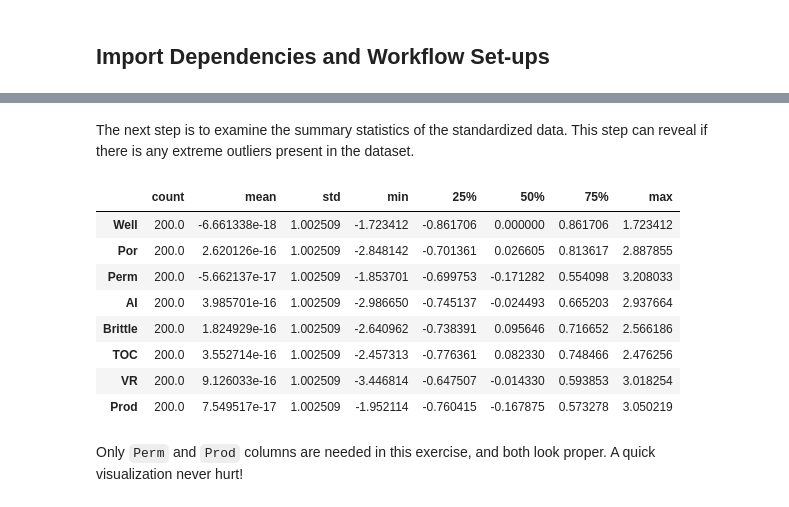
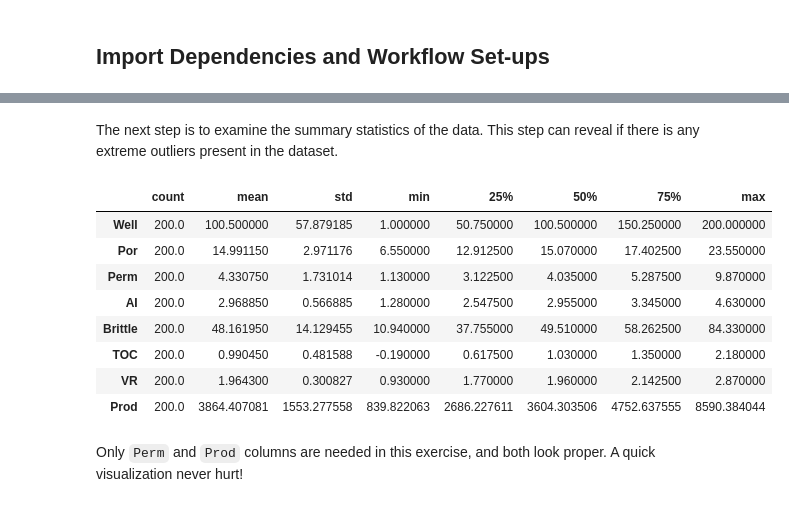
Before and after one commit to fraclad/BayesianLassoExpository, a Jupyter notebook: Bayesian Lasso Regression.ipynb, the cells around one changed output, grey strips where cells are left out. Cells and saved outputs as stored; diff of their text form; code cells hidden in the pictures.

```diff
--- a/Bayesian Lasso Regression.ipynb
+++ b/Bayesian Lasso Regression.ipynb
@@ -92,0 +79,3 @@ data.head()
+# %%
+data = pd.read_csv("https://raw.githubusercontent.com/fraclad/BayesianLassoExpository/main/supportingFiles/unconv_MV_v4.csv")
+data.head()
@@ -93,17 +89,17 @@ data.head()
 # %% [markdown]
-The next step is to examine the summary statistics of the standardized data. This step can reveal if there is any extreme outliers present in the dataset.
+The next step is to examine the summary statistics of the data. This step can reveal if there is any extreme outliers present in the dataset.
 # %%
-dataSt.describe().transpose()
+data.describe().transpose()
 # %% [output]
 |  | count | mean | std | min | 25% | 50% | 75% | max |
-| Well | 200.0 | -6.661338e-18 | 1.002509 | -1.723412 | -0.861706 | 0.000000 | 0.861706 | 1.723412 |
-| Por | 200.0 | 2.620126e-16 | 1.002509 | -2.848142 | -0.701361 | 0.026605 | 0.813617 | 2.887855 |
-| Perm | 200.0 | -5.662137e-17 | 1.002509 | -1.853701 | -0.699753 | -0.171282 | 0.554098 | 3.208033 |
-| AI | 200.0 | 3.985701e-16 | 1.002509 | -2.986650 | -0.745137 | -0.024493 | 0.665203 | 2.937664 |
-| Brittle | 200.0 | 1.824929e-16 | 1.002509 | -2.640962 | -0.738391 | 0.095646 | 0.716652 | 2.566186 |
-| TOC | 200.0 | 3.552714e-16 | 1.002509 | -2.457313 | -0.776361 | 0.082330 | 0.748466 | 2.476256 |
-| VR | 200.0 | 9.126033e-16 | 1.002509 | -3.446814 | -0.647507 | -0.014330 | 0.593853 | 3.018254 |
-| Prod | 200.0 | 7.549517e-17 | 1.002509 | -1.952114 | -0.760415 | -0.167875 | 0.573278 | 3.050219 |
+| Well | 200.0 | 100.500000 | 57.879185 | 1.000000 | 50.750000 | 100.500000 | 150.250000 | 200.000000 |
+| Por | 200.0 | 14.991150 | 2.971176 | 6.550000 | 12.912500 | 15.070000 | 17.402500 | 23.550000 |
+| Perm | 200.0 | 4.330750 | 1.731014 | 1.130000 | 3.122500 | 4.035000 | 5.287500 | 9.870000 |
+| AI | 200.0 | 2.968850 | 0.566885 | 1.280000 | 2.547500 | 2.955000 | 3.345000 | 4.630000 |
+| Brittle | 200.0 | 48.161950 | 14.129455 | 10.940000 | 37.755000 | 49.510000 | 58.262500 | 84.330000 |
+| TOC | 200.0 | 0.990450 | 0.481588 | -0.190000 | 0.617500 | 1.030000 | 1.350000 | 2.180000 |
+| VR | 200.0 | 1.964300 | 0.300827 | 0.930000 | 1.770000 | 1.960000 | 2.142500 | 2.870000 |
+| Prod | 200.0 | 3864.407081 | 1553.277558 | 839.822063 | 2686.227611 | 3604.303506 | 4752.637555 | 8590.384044 |
 # %% [markdown]
 Only `Perm` and `Prod` columns are needed in this exercise, and both look proper. A quick visualization never hurt!
 # %%
```
Also changed, not shown: parts of 28 cells of this notebook, 1 other file.
